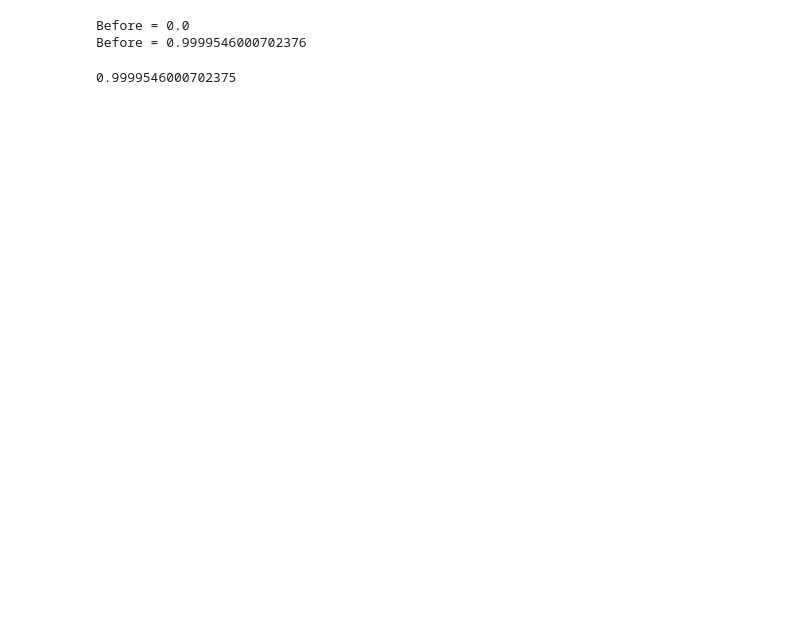
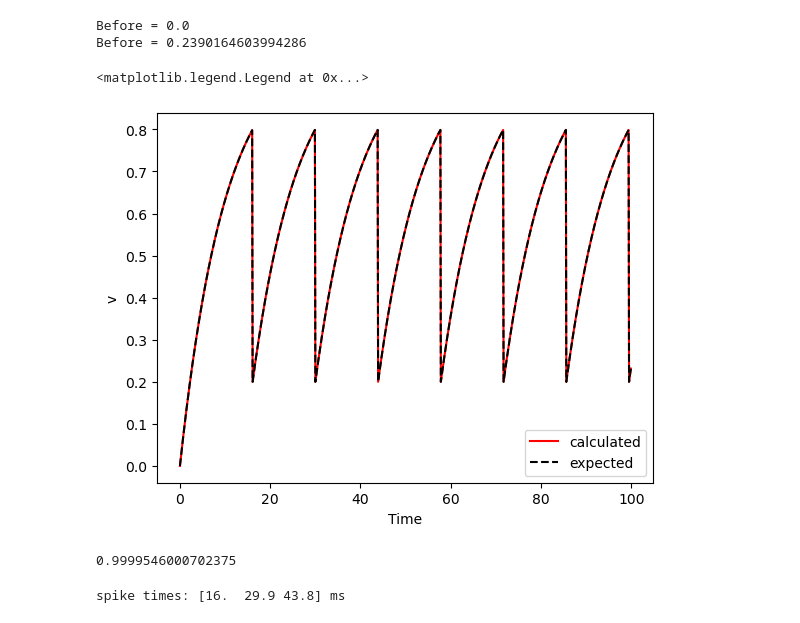
Before and after one commit to sks-07/HLS_neuromorphic, a Jupyter notebook: SNN/snn.ipynb, the cells around one changed output. Saved outputs shown, nothing was run; the diff lists cells and outputs as text; code cells hidden in the pictures; blank space fills up the shorter version.

Commit message:
spikes

```diff
--- a/SNN/snn.ipynb
+++ b/SNN/snn.ipynb
@@ -7,22 +7,43 @@ import numpy
 # %%
 """
 solving the 1d equation using 1 neuron
 """
 tau = 10*brian2.ms
 first_order_eq = '''
 dv/dt = (1-v)/tau :1
 '''
 
-# definig the state
-G  = brian2.NeuronGroup(1,first_order_eq,'exact')
+# definig group of neuron for solving the differential equation using single neuron
+# G  = brian2.NeuronGroup(1,first_order_eq,'exact')
+# adding thresold for spikes
+G  = brian2.NeuronGroup(1,first_order_eq,threshold='v>0.8',reset='v = 0.2',method = 'exact')
+
+#statemonitor
+M = brian2.StateMonitor(G,'v',record=True)
 print(f'Before = {G.v[0]}')
 brian2.run(100*brian2.ms)
 print(f'Before = {G.v[0]}')
+
+matplotlib.pyplot.plot(M.t/brian2.ms,M.v[0],'r',label = 'calculated')
+matplotlib.pyplot.plot(M.t/brian2.ms,M.v[0],'k--',label = 'expected')
+matplotlib.pyplot.xlabel('Time')
+matplotlib.pyplot.ylabel('v')
+matplotlib.pyplot.legend()
 # %% [output]
 Before = 0.0
-Before = 0.9999546000702376
+Before = 0.2390164603994286
+<matplotlib.legend.Legend at 0x...>
+[figure, added]
 # %%
 #expected value
 1-numpy.exp(-10)
 # %% [output]
 0.9999546000702375
+# %%
+brian2.start_scope()
+G  = brian2.NeuronGroup(1,first_order_eq,threshold='v>0.8',reset='v = 0.2',method = 'exact')
+spike_moni = brian2.SpikeMonitor(G)
+brian2.run(50*brian2.ms)
+print(f'spike times: {spike_moni.t[:]}')
+# %% [output]
+spike times: [16.  29.9 43.8] ms
```
